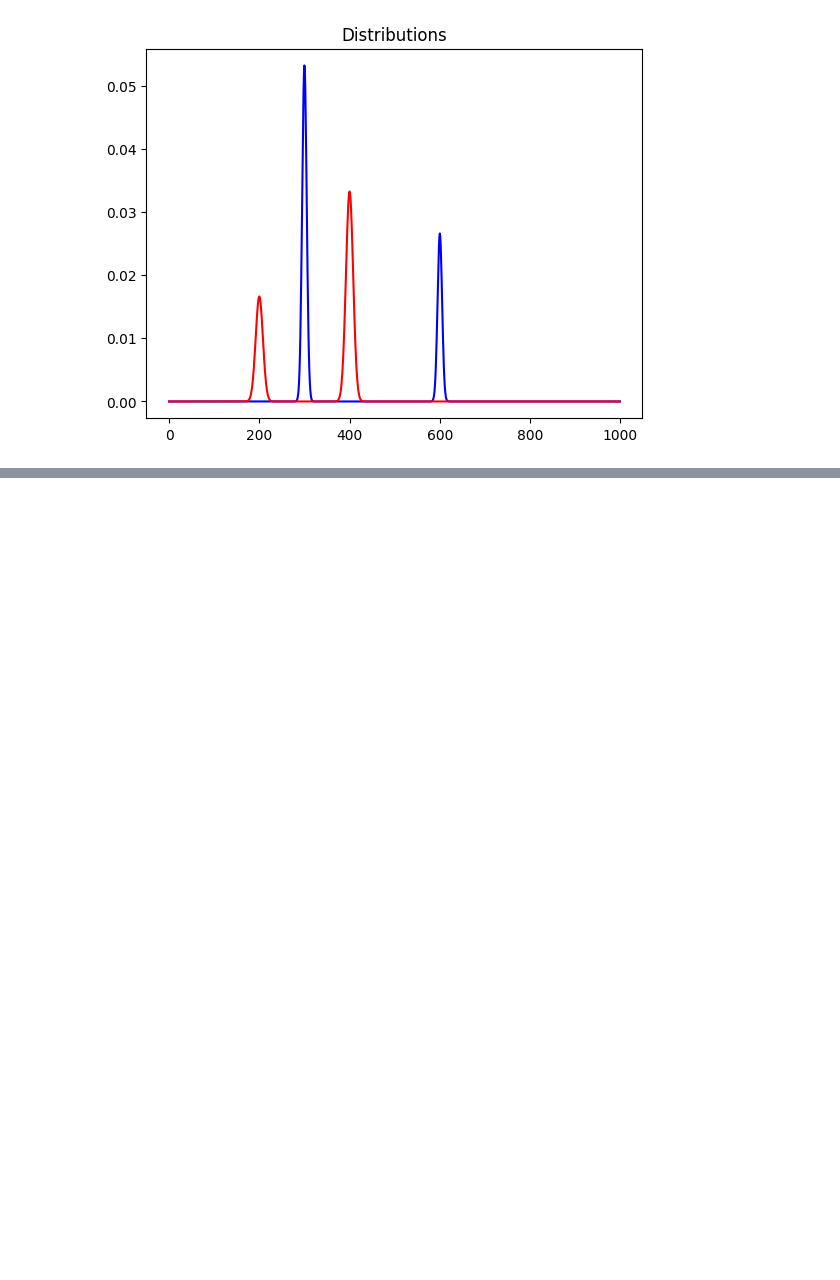
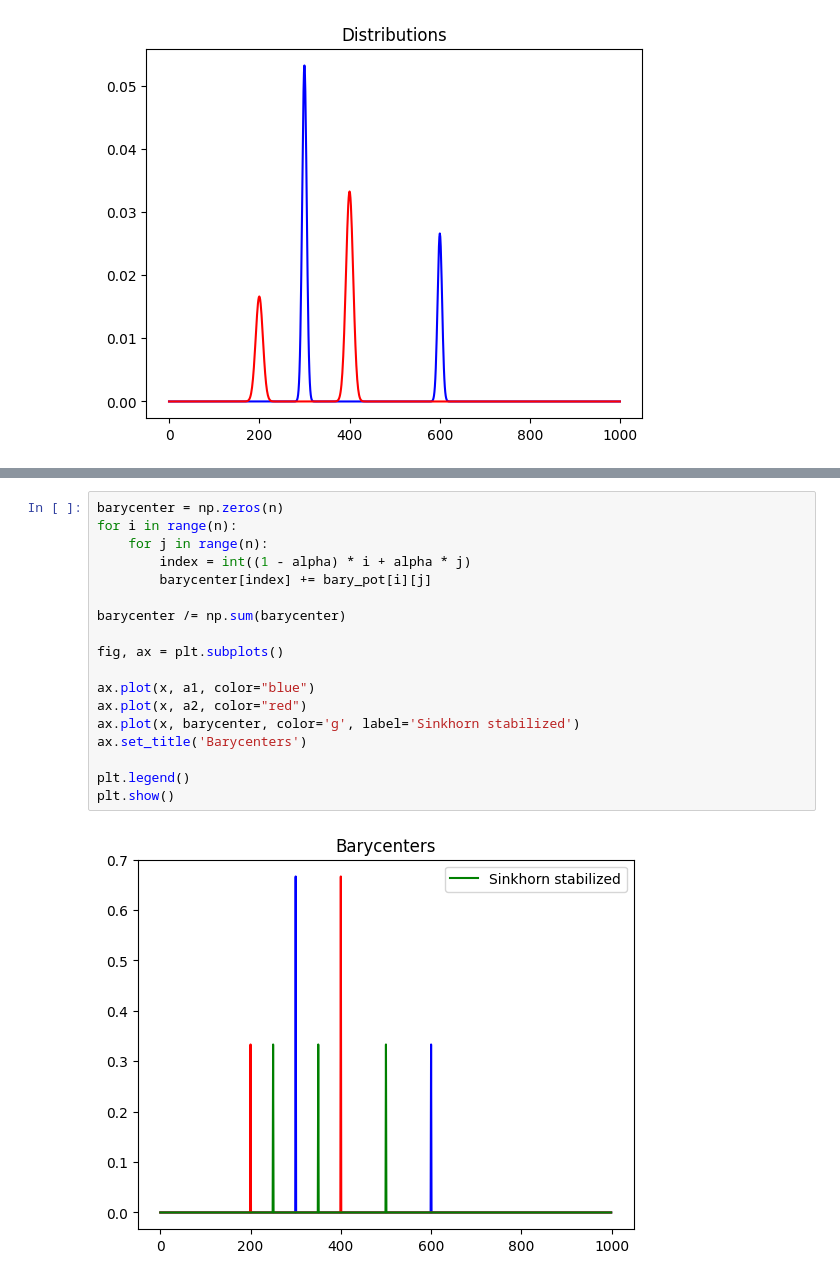
Before and after one commit to zaquastier/audio_1D_transport, a Jupyter notebook: audio_ot_v2.ipynb, the cells around one changed output, grey strips where cells are left out. Drawn from its saved outputs; the diff is of its cells as text; blank space fills up the shorter version.

```diff
--- a/audio_ot_v2.ipynb
+++ b/audio_ot_v2.ipynb
@@ -78,0 +116,20 @@ plt.show()
+# %%
+barycenter = np.zeros(n)
+for i in range(n):
+    for j in range(n):
+        index = int((1 - alpha) * i + alpha * j)
+        barycenter[index] += bary_pot[i][j]
+
+barycenter /= np.sum(barycenter)
+
+fig, ax = plt.subplots()
+
+ax.plot(x, a1, color="blue")
+ax.plot(x, a2, color="red")
+ax.plot(x, barycenter, color='g', label='Sinkhorn stabilized')
+ax.set_title('Barycenters')
+
+plt.legend()
+plt.show()
+# %% [output]
+[figure, added]
```
Also changed, not shown: parts of 15 cells of this notebook.
